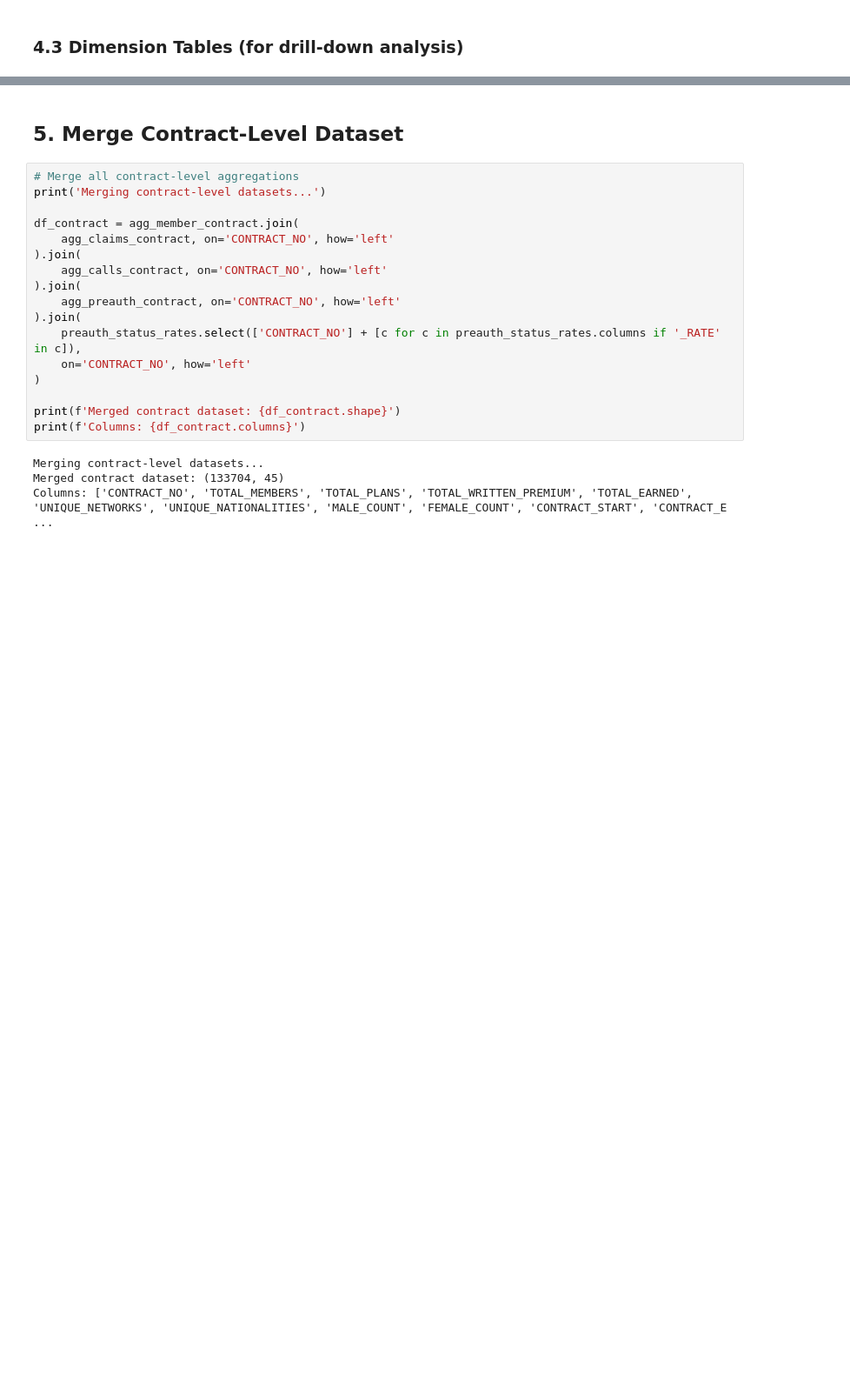
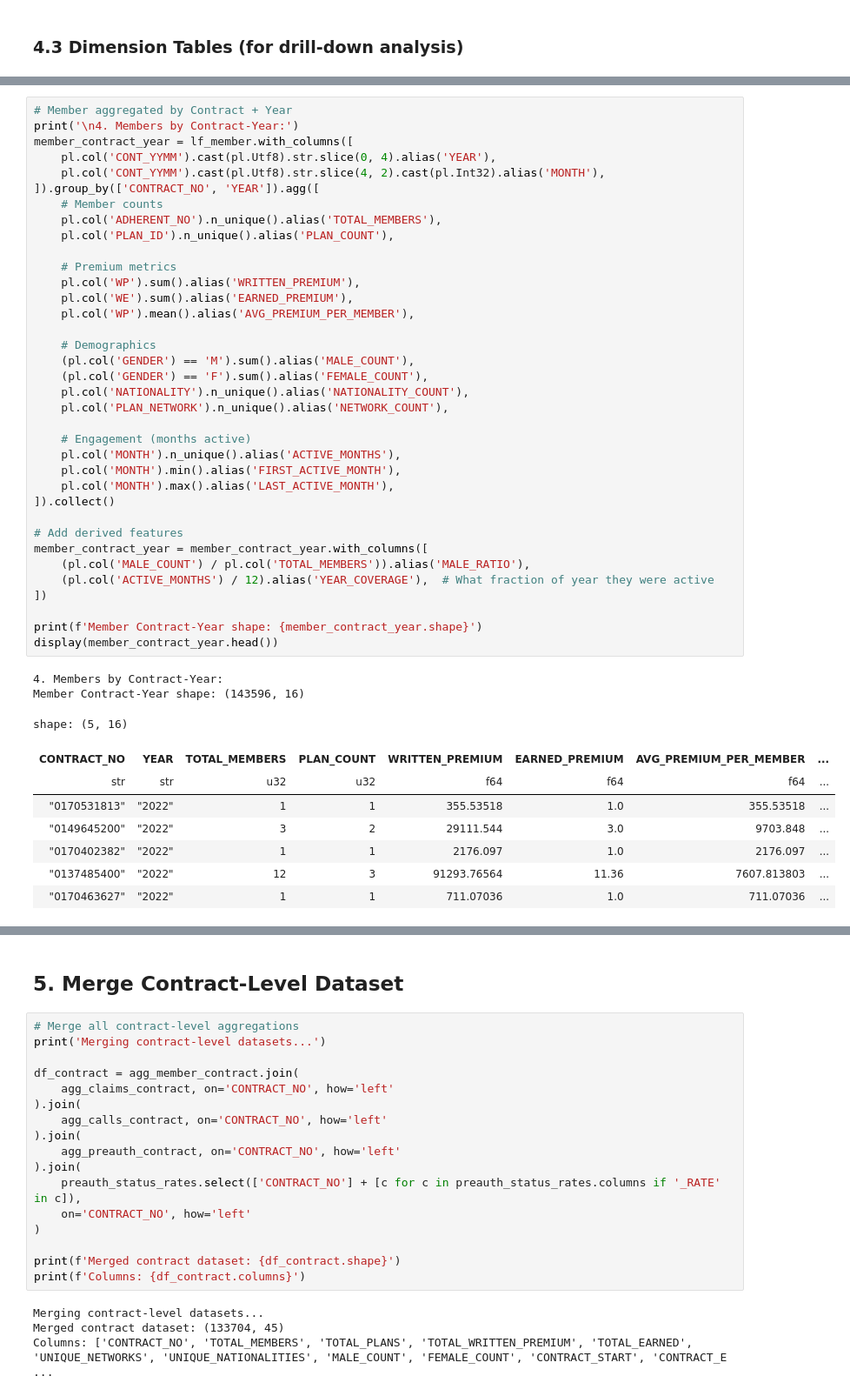
Before and after one commit to aqasemi/healthtrack, a Jupyter notebook: notebooks/01_Data_Exploration_Cleaning.ipynb, the cells around one changed output, grey strips where cells are left out. Shown at 87% size. Saved outputs shown, nothing was run; the diff lists cells and outputs as text; blank space fills up the shorter version.

```diff
--- a/notebooks/01_Data_Exploration_Cleaning.ipynb
+++ b/notebooks/01_Data_Exploration_Cleaning.ipynb
@@ -781,0 +1078,47 @@ shape: (5, 4)
+# %%
+# Member aggregated by Contract + Year
+print('\n4. Members by Contract-Year:')
+member_contract_year = lf_member.with_columns([
+    pl.col('CONT_YYMM').cast(pl.Utf8).str.slice(0, 4).alias('YEAR'),
+    pl.col('CONT_YYMM').cast(pl.Utf8).str.slice(4, 2).cast(pl.Int32).alias('MONTH'),
+]).group_by(['CONTRACT_NO', 'YEAR']).agg([
+    # Member counts
+    pl.col('ADHERENT_NO').n_unique().alias('TOTAL_MEMBERS'),
+    pl.col('PLAN_ID').n_unique().alias('PLAN_COUNT'),
+
+    # Premium metrics
+    pl.col('WP').sum().alias('WRITTEN_PREMIUM'),
+    pl.col('WE').sum().alias('EARNED_PREMIUM'),
+    pl.col('WP').mean().alias('AVG_PREMIUM_PER_MEMBER'),
+
+    # Demographics
+    (pl.col('GENDER') == 'M').sum().alias('MALE_COUNT'),
+    (pl.col('GENDER') == 'F').sum().alias('FEMALE_COUNT'),
+    pl.col('NATIONALITY').n_unique().alias('NATIONALITY_COUNT'),
+    pl.col('PLAN_NETWORK').n_unique().alias('NETWORK_COUNT'),
+
+    # Engagement (months active)
+    pl.col('MONTH').n_unique().alias('ACTIVE_MONTHS'),
+    pl.col('MONTH').min().alias('FIRST_ACTIVE_MONTH'),
+    pl.col('MONTH').max().alias('LAST_ACTIVE_MONTH'),
+]).collect()
+
+# Add derived features
+member_contract_year = member_contract_year.with_columns([
+    (pl.col('MALE_COUNT') / pl.col('TOTAL_MEMBERS')).alias('MALE_RATIO'),
+    (pl.col('ACTIVE_MONTHS') / 12).alias('YEAR_COVERAGE'),  # What fraction of year they were active
+])
+
+print(f'Member Contract-Year shape: {member_contract_year.shape}')
+display(member_contract_year.head())
+# %% [output]
+4. Members by Contract-Year:
+Member Contract-Year shape: (143596, 16)
+shape: (5, 16)
+| CONTRACT_NO | YEAR | TOTAL_MEMBERS | PLAN_COUNT | WRITTEN_PREMIUM | EARNED_PREMIUM | AVG_PREMIUM_PER_MEMBER | ... |
+| str | str | u32 | u32 | f64 | f64 | f64 | ... |
+| "0170531813" | "2022" | 1 | 1 | 355.53518 | 1.0 | 355.53518 | ... |
+| "0149645200" | "2022" | 3 | 2 | 29111.544 | 3.0 | 9703.848 | ... |
+| "0170402382" | "2022" | 1 | 1 | 2176.097 | 1.0 | 2176.097 | ... |
+| "0137485400" | "2022" | 12 | 3 | 91293.76564 | 11.36 | 7607.813803 | ... |
+| "0170463627" | "2022" | 1 | 1 | 711.07036 | 1.0 | 711.07036 | ... |
```
Also changed, not shown: parts of 33 cells of this notebook, 1 other file.
